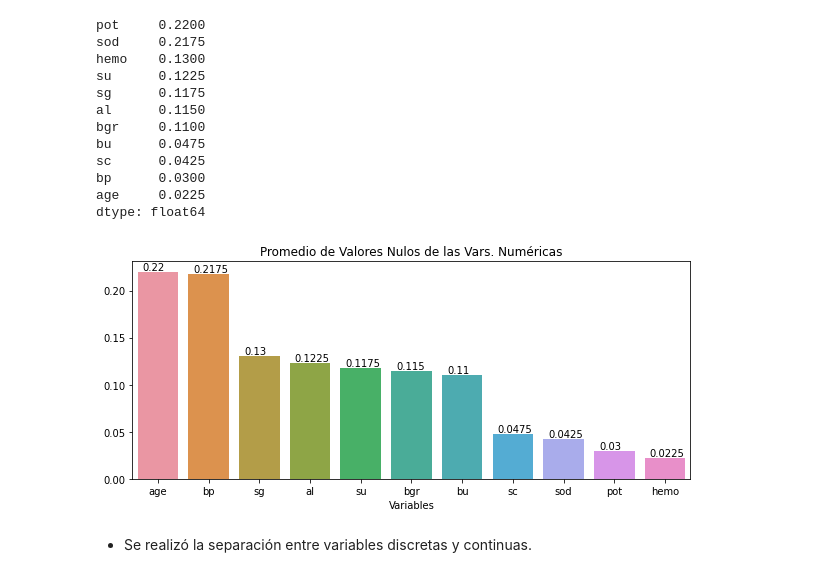
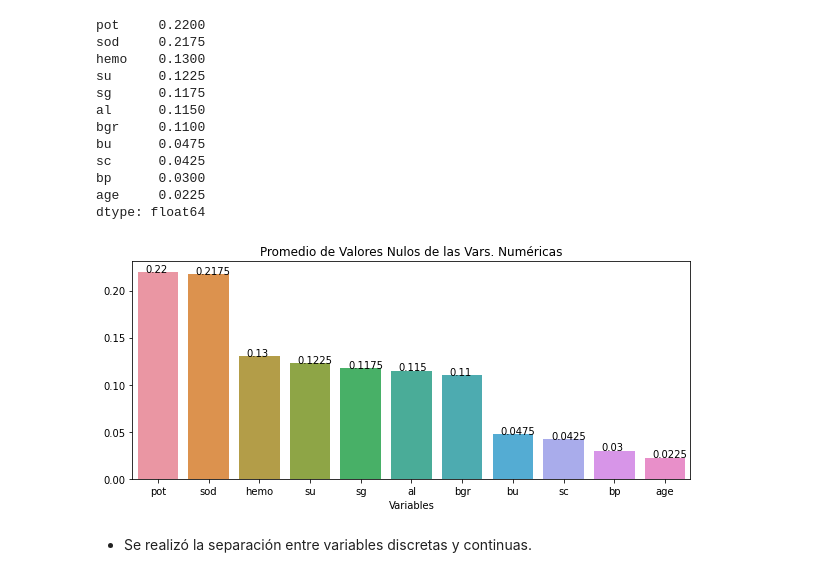
Before and after one commit to andrear17/Proyecto_Final_PD, a Jupyter notebook: Análisis_Exploratorio.ipynb, the cells around one changed output. Cells and saved outputs as stored; diff of their text form; code cells hidden in the pictures.

```diff
--- a/Análisis_Exploratorio.ipynb
+++ b/Análisis_Exploratorio.ipynb
@@ -98,14 +98,14 @@ dtype: float64
 # %%
 sns.set_palette("Set2")
 fig, ax = plt.subplots(figsize=(10,4))
-sns.barplot(x=num_vars_with_NA, y=mean_num_vars_with_NA)
-for index, value in enumerate(mean_num_vars_with_NA):
-    plt.text(index-.3,value+0.002, str(value))
+sns.barplot(x=mean_num_vars_with_NA.index, y=mean_num_vars_with_NA.values)
+for p in ax.patches:
+        ax.annotate(p.get_height(), (p.get_x()+.15, p.get_height()))
 plt.xlabel('Variables')
 plt.title('Promedio de Valores Nulos de las Vars. Numéricas')
 plt.show()
 # %% [output]
-[figure, old version]
+[figure, new version]
 # %% [markdown]
 * Se realizó la separación entre variables discretas y continuas.
 # %%
```
Also changed, not shown: parts of 2 cells of this notebook.
